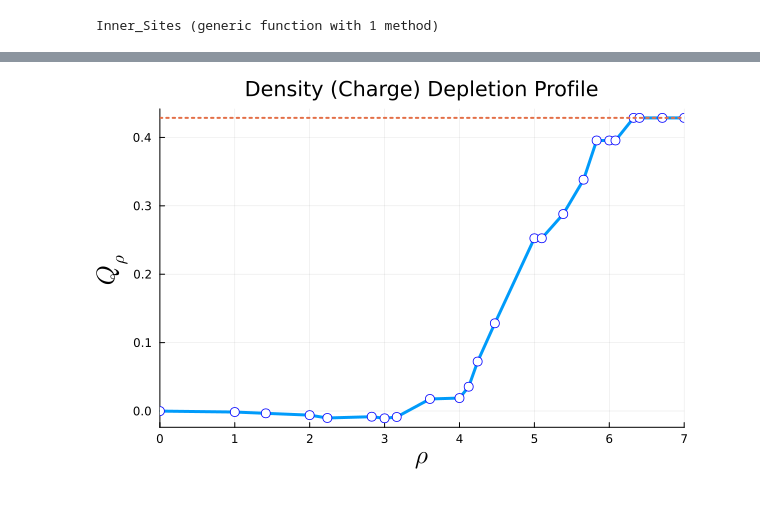
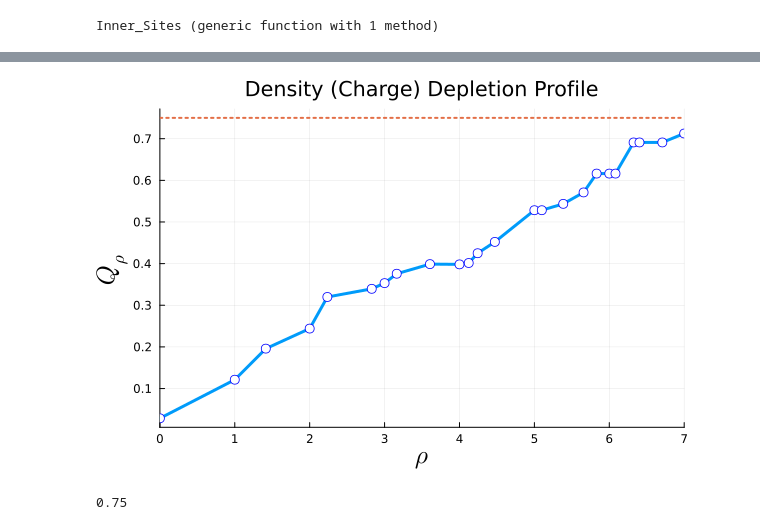
Before and after one commit to Umut-Can-Physics/Kagome-Lattice, a Jupyter notebook: My Numerical Calculations/Many-Body/Hofstadter/Hofstadter Charge.ipynb, the cells around one changed output, grey strips where cells are left out. Cells and saved outputs as stored; diff of their text form; code cells hidden in the pictures.

```diff
--- a/My Numerical Calculations/Many-Body/Hofstadter/Hofstadter Charge.ipynb
+++ b/My Numerical Calculations/Many-Body/Hofstadter/Hofstadter Charge.ipynb
@@ -13,15 +13,17 @@ using LinearAlgebra
 @nbinclude(joinpath("../Braiding Utils.ipynb"))
 @nbinclude("Torus_Distance.ipynb");
 # %%
-Nx=8
+Nx=10
 Ny=10
+p=1
+q=10
+par_num = 3
+U = 2
+
 N=Nx*Ny
-p=1
-q=Ny
 NPhi = Int( Nx * Ny * (p/q) )
 cut_off = NPhi
-PN = [0, 1, 2, 3]
-U=2;
+PN = [i for i in 1:par_num];
 # %%
 plot_square_lattice(Nx, Ny)
 # %% [output]
@@ -30,9 +32,9 @@ plot_square_lattice(Nx, Ny)
 # %%
 V_Strength = 4
 V0 = [V_Strength,
-      0*V_Strength]
-Imp_Site = [36, 19]
-N_Pin = 1 # Number of pinning quasihole
+      V_Strength]
+Imp_Site = [64, 27]
+N_Pin = length(V0[V0 .> 0]) # Number of pinning quasihole
 Impurity_Data = Impurity(V0, Imp_Site)
 factor = 5; # particle density interpolation factor
 # %%
@@ -47,7 +53,7 @@ E, Sub_Number_MB_Operator_List, basis_cut_mb, Degeneracy, Total_H, Sub_Number_MB
 coordinates, latticee = get_square_lattice(Nx, Ny)
 coordinates_top_left, coordinates_top, coordinates_top_right, coordinates_left, coordinates_right, coordinates_bottom_left, coordinates_bottom, coordinates_bottom_right, co_districts = get_ghost_sites(coordinates)
 ref_coordinates = coordinates
-ref_site = 10 # Site Pinned (Site 44 = Site 36) for Inner_Sites function (It's not general form)
+ref_site = Imp_Site[2] # Site Pinned (Site 44 = Site 36) for Inner_Sites function (It's not general form)
 # GÜNCELLEME: Inner_Sites -> Inner_Sites2 (General Form)
 radius_list = get_radii(ref_coordinates, coordinates, ref_site, N);
 # %%
@@ -159,5 +193,5 @@ radius_list
 # %%
-function get_depletion_profile(radius_list, avg_density)
+function get_depletion_profile_old(radius_list, avg_density)
 
     density_list_1 = []
     density_list_2 = []
@@ -170,7 +204,7 @@ function get_depletion_profile(radius_list, avg_density)
         for j in Inner_Sites(i)
 
             # r içindeki her bir sitenin ortalama yoğunluğu
-            push!(density_list_1, collect(Iterators.flatten((pn/((NPhi0-1)*Ny) .- avg_density|>transpose)))[j])
+            push!(density_list_1, collect(Iterators.flatten((ref_par_density .- avg_density|>transpose)))[j])
             # Örgüde sadece bir tane quasi-parçacık boştayken gelen neredeyse ortalama yoğunluk 3/70'tir!
 
             # aynı yoğunluklar gelirse sadece onların birisini tut
@@ -272,7 +310,12 @@ depletion_prof2 = get_depletion_profile2(radius_list, avg_density, ref_site,coor
 # %%
-Plots.plot(radius_list, depletion_prof, xlabel=L"\rho", ylabel=L"Q_{\rho}", title="Density (Charge) Depletion Profile", guidefontsize=17,legend=false, linewidth=3, xticks=0:1:12, yticks=0:0.10:0.46, m = (5, :white, stroke(1, :blue)))
-Q = pn/(NPhi-1)
+#xticks=0:1:12, yticks=0:0.10:0.46,
+Plots.plot(radius_list, depletion_prof, xlabel=L"\rho", ylabel=L"Q_{\rho}", title="Density (Charge) Depletion Profile", guidefontsize=17,legend=false, linewidth=3, m = (5, :white, stroke(1, :blue)))
+Q = 2*pn/(NPhi-2)
 g(x)=Q; x=0
 Plots.plot!(g, x, length(radius_list), line=(:dot,2), xlim=(0,7))
 # %% [output]
-[figure, old version]
+[figure, new version]
+# %%
+Q
+# %% [output]
+0.75
```
Also changed, not shown: parts of 18 cells of this notebook, 16 other files.
